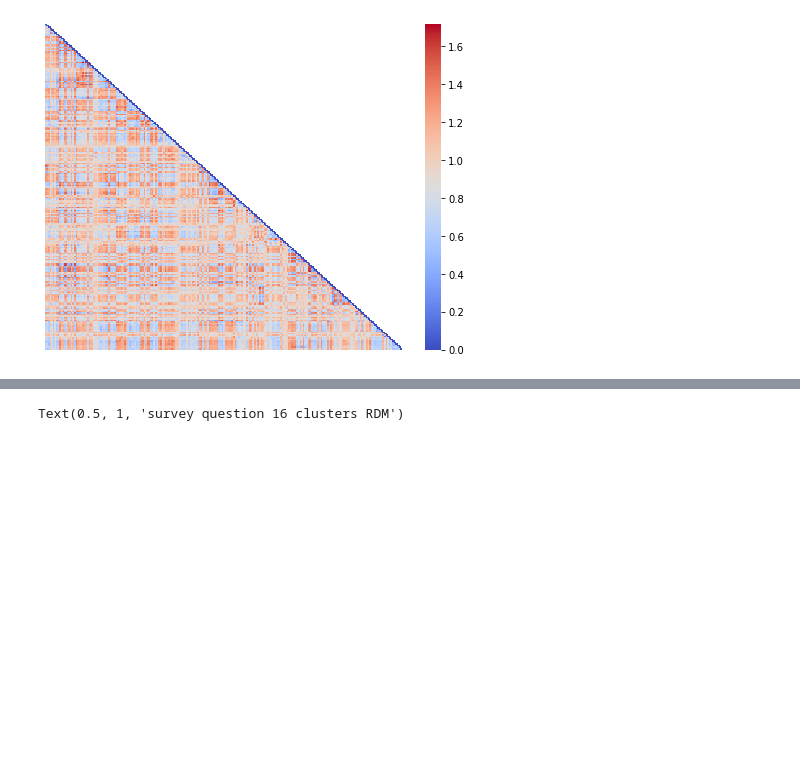
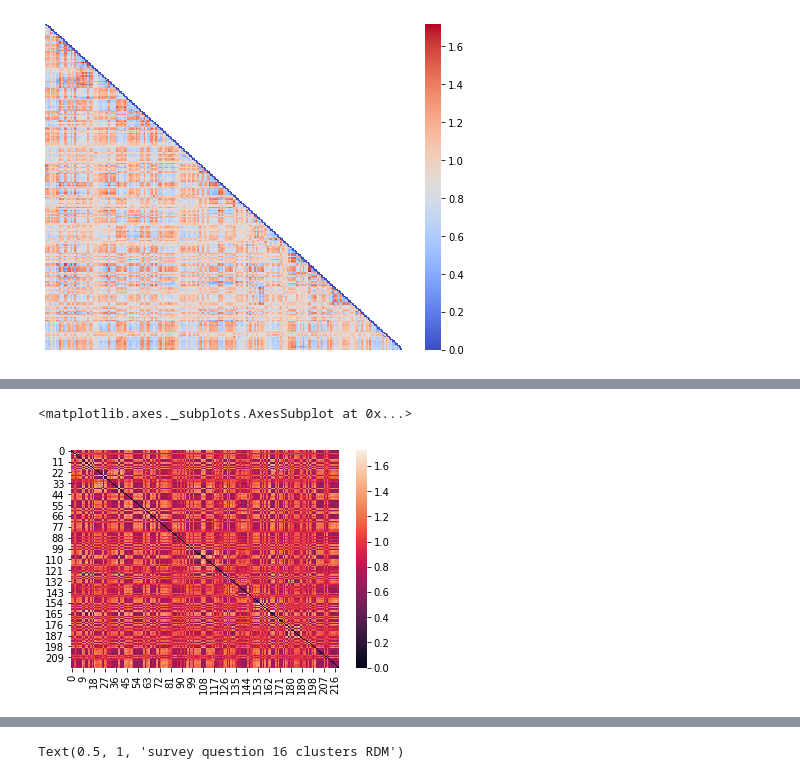
Before and after one commit to ericabusch/RDM_resources, a Jupyter notebook: RDMs.ipynb, the cells around one changed output, grey strips where cells are left out. Cells and saved outputs as stored; diff of their text form; code cells hidden in the pictures; blank space fills up the shorter version.

```diff
--- a/RDMs.ipynb
+++ b/RDMs.ipynb
@@ -51,3 +36,7 @@ labels = {}
 for num in range(16,26):
     labels[num] = cluster_key[f'clusters_{num}']
 questions = raw_responses.columns
+# %%
+rdm_results = []
+raw_df = raw_responses.T.set_index(zip(labels[num],questions))
+raw_df.head() # features need to be on the Y axis for using pdist
@@ -53,0 +51,6 @@ questions = raw_responses.columns
+# %%
+across_question_correlations = squareform(pdist(raw_df.values,'correlation'))
+sns.heatmap(across_question_correlations)
+# %% [output]
+<matplotlib.axes._subplots.AxesSubplot at 0x...>
+[figure, added]
```
Also changed, not shown: parts of 19 cells of this notebook.
